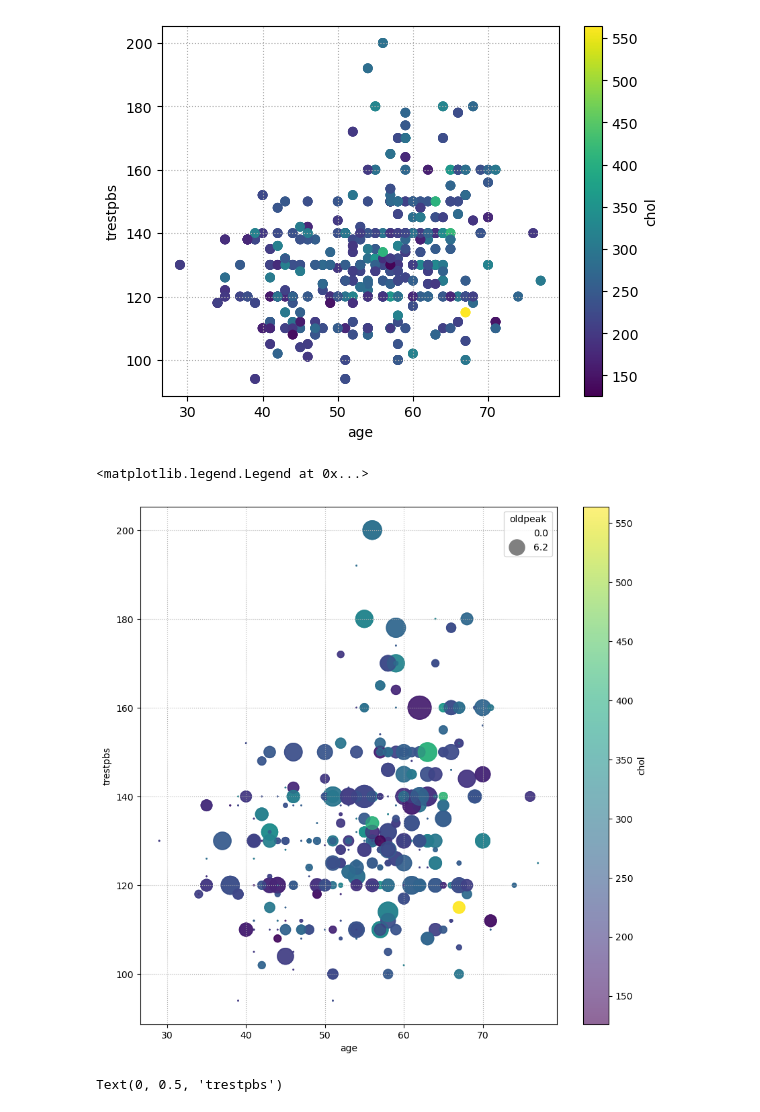
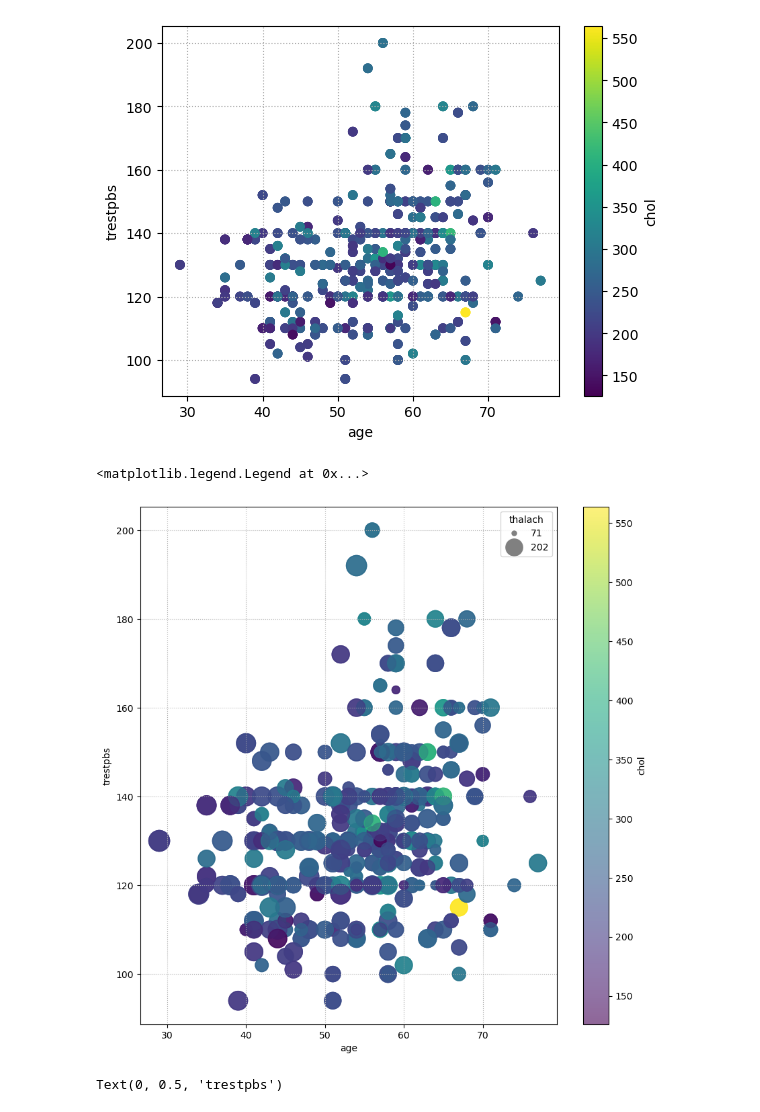
Before and after one commit to leandroneckel/aulas_data_science, a Jupyter notebook: Notebooks/Unidade 1/analise01.ipynb, the cells around one changed output. Cells and saved outputs as stored; diff of their text form; code cells hidden in the pictures.

```diff
--- a/Notebooks/Unidade 1/analise01.ipynb
+++ b/Notebooks/Unidade 1/analise01.ipynb
@@ -525,28 +525,33 @@ plt.grid(ls = ':')
 # %% [output]
 [figure]
 # %%
-#colocar um quarto elemento no gráfico como o tamanho sendo a variável oldpeak
-min_val = dados.oldpeak[dados.oldpeak != 0].min()
-dados.oldpeak = dados.oldpeak.replace(0, min_val * 0.1)
+tamanho = dados.thalach
 
-tamanho = dados.oldpeak
+tamanho_norm = (tamanho - tamanho.min()) / (tamanho.max() - tamanho.min())
+
+# Definir um fator de escala
+fator_escala = 500  # ajuste este valor conforme necessário
+
+# Aplicar o fator de escala aos valores normalizados
+tamanho = tamanho_norm * fator_escala
+
 plt.figure(figsize=(10, 10))
-sc = plt.scatter(x, y, c=cor, s=tamanho*100, cmap='viridis', alpha=0.6)
+sc = plt.scatter(x, y, c=cor, s=tamanho, cmap='viridis', alpha=0.6)
 plt.colorbar(sc, label='chol')
 plt.xlabel('age')
 plt.ylabel('trestpbs')
 plt.grid(ls = ':')
 
-sizes_legend = [round(np.min(tamanho),1), np.max(tamanho)]
+sizes_legend = [min(dados.thalach), np.max(dados.thalach)]
 labels = [str(s) for s in sizes_legend]
 
 legend_elements = [plt.Line2D([0], [0], marker='o', color='w', label=label,
-                              markerfacecolor='gray', markersize=s*3)
+                              markerfacecolor='gray', markersize=s/10)
                    for label, s in zip(labels, sizes_legend)]
-plt.legend(handles=legend_elements, title="oldpeak")
+plt.legend(handles=legend_elements, title="thalach")
 # %% [output]
 <matplotlib.legend.Legend at 0x...>
-[figure, old version]
+[figure, new version]
 # %%
 #grafico de contorno
 from scipy.interpolate import griddata
```
Also changed, not shown: parts of 2 cells of this notebook, 3 other files.
